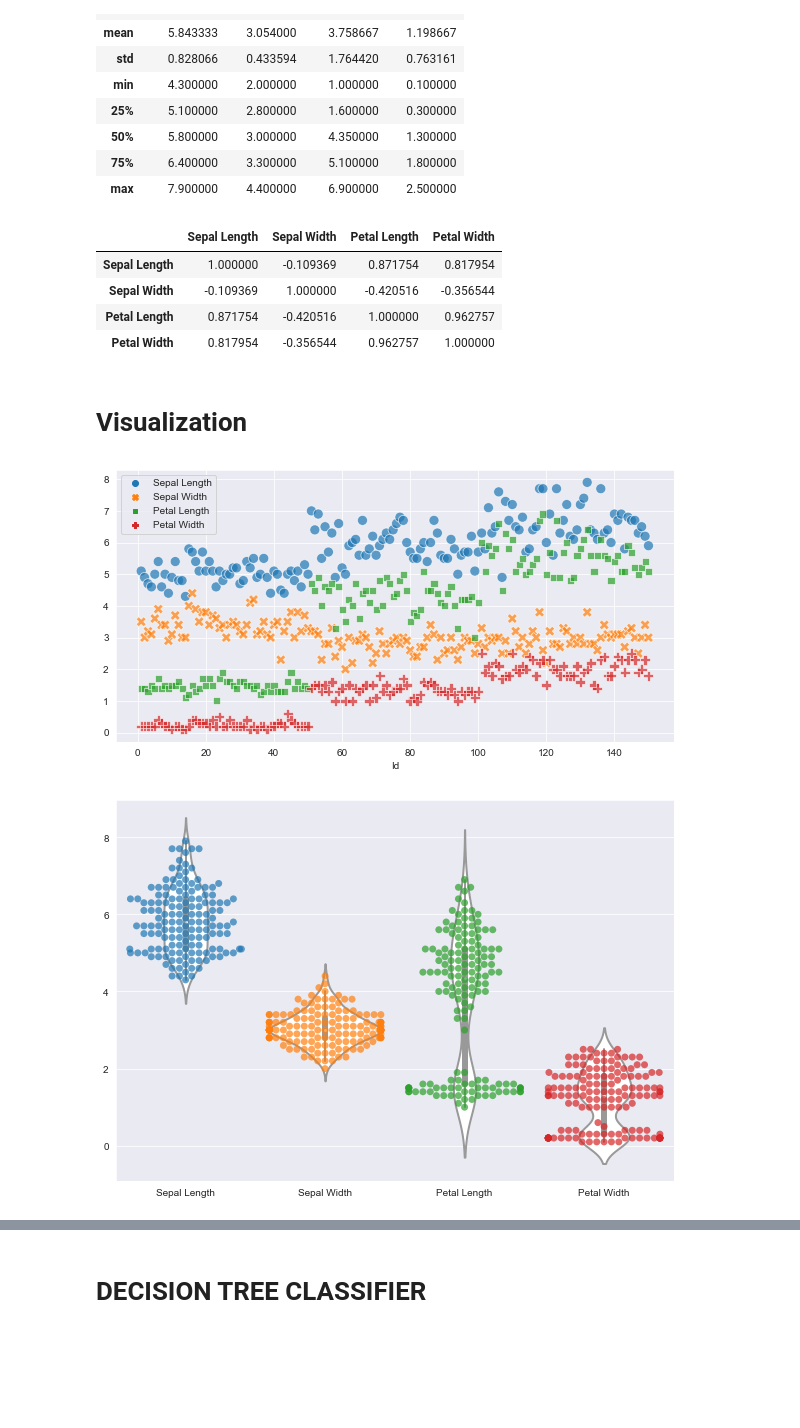
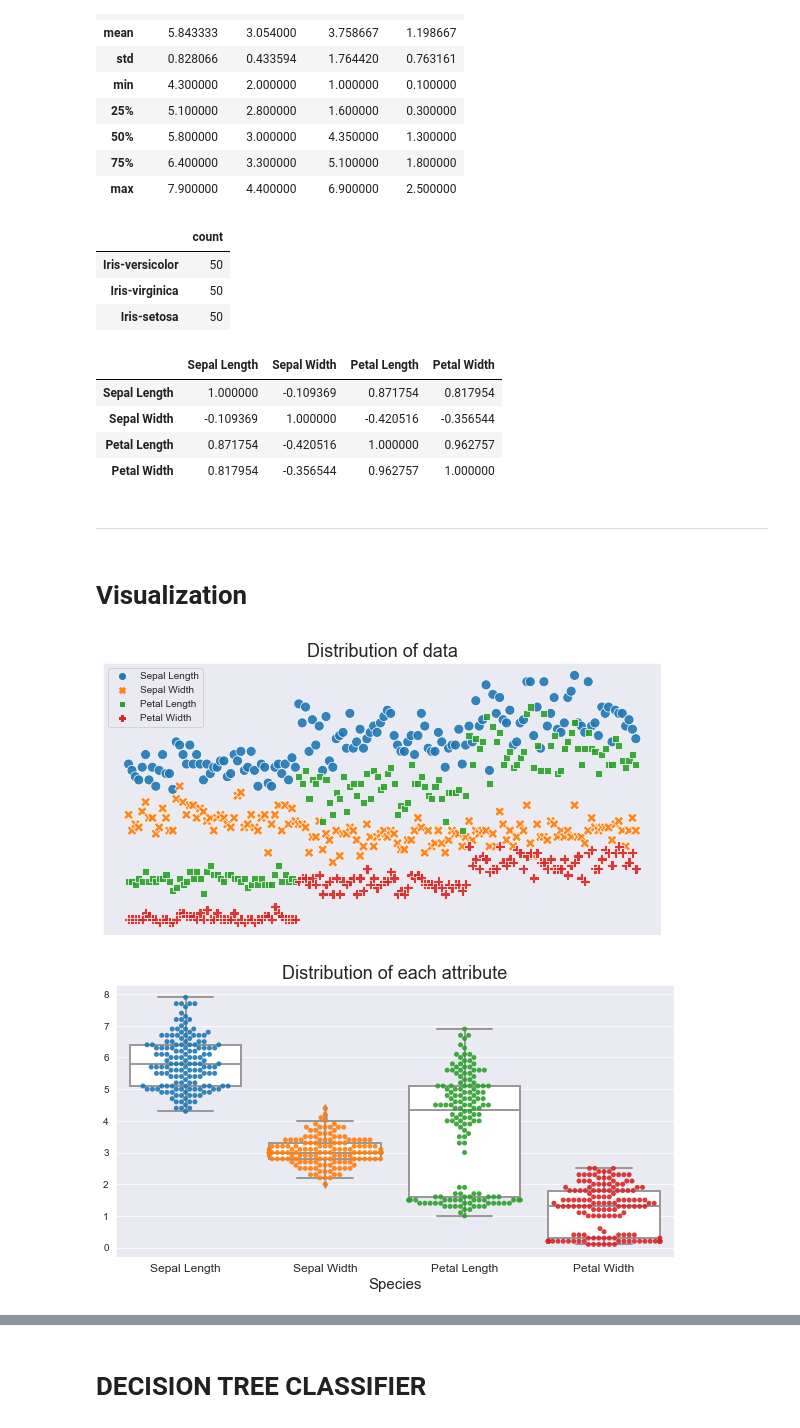
Before and after one commit to sansuthi/LGMVIP-Data-Science, a Jupyter notebook: TASK #6/Task #6 Prediction using Decision Tree Algorithm.ipynb, the cells around one changed output, grey strips where cells are left out. Saved outputs shown, nothing was run; the diff lists cells and outputs as text; code cells hidden in the pictures; blank space fills up the shorter version.

```diff
--- a/TASK #6/Task #6 Prediction using Decision Tree Algorithm.ipynb
+++ b/TASK #6/Task #6 Prediction using Decision Tree Algorithm.ipynb
@@ -76,6 +94,14 @@ data.describe()
 | 50% | 5.800000 | 3.000000 | 4.350000 | 1.300000 |
 | 75% | 6.400000 | 3.300000 | 5.100000 | 1.800000 |
 | max | 7.900000 | 4.400000 | 6.900000 | 2.500000 |
+# %%
+# count of each species
+data.Species.value_counts().to_frame('count')
+# %% [output]
+|  | count |
+| Iris-versicolor | 50 |
+| Iris-virginica | 50 |
+| Iris-setosa | 50 |
 # %%
 # Correlation between Variables
 data.corr()
@@ -85,20 +111,29 @@ data.corr()
 | Sepal Width | -0.109369 | 1.000000 | -0.420516 | -0.356544 |
 | Petal Length | 0.871754 | -0.420516 | 1.000000 | 0.962757 |
 | Petal Width | 0.817954 | -0.356544 | 0.962757 | 1.000000 |
+# %% [markdown]
+---
 # %% [markdown]
 # Visualization
+# %%
+plt.rcParams['figure.figsize'] = (10,5)
 # %%
 # Plotting Distribution of data
-plt.figure(figsize=(10,5))
-sns.scatterplot(data=data, s=100, alpha=0.7)
+plt.title('Distribution of data', fontsize=18)
+sns.scatterplot(data=data, s=100, alpha=0.9)
+plt.xlabel('')
+plt.xticks([])
+plt.yticks([])
 plt.show()
 # %% [output]
-[figure, old version]
+[figure, new version]
 # %%
 # Data distribution of each column
-plt.figure(figsize=(10,7))
-sns.violinplot(data=data, color='white', linewidth=2)
-sns.swarmplot(data=data, s=7, alpha=0.7)
+plt.title('Distribution of each attribute', fontsize=18)
+sns.boxplot(data=data, color='white', linewidth=2)
+sns.swarmplot(data=data, s=5, alpha=0.9)
+plt.xticks(fontsize=12)
+plt.xlabel('Species', fontsize=15)
 plt.show()
 # %% [output]
-[figure, old version]
+[figure, new version]
```
Also changed, not shown: parts of 13 cells of this notebook.
